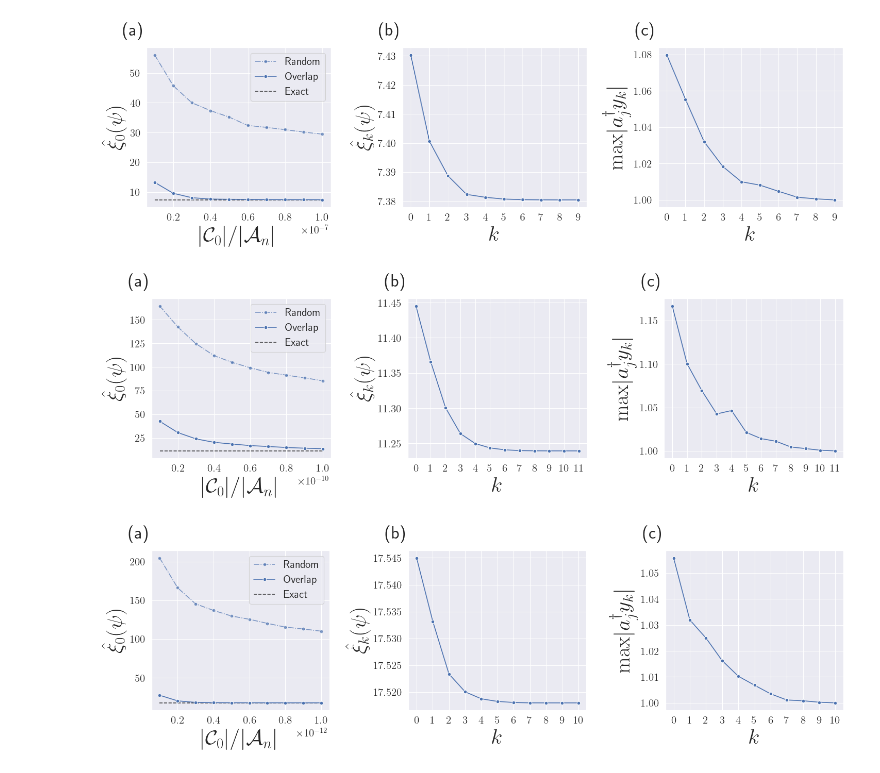
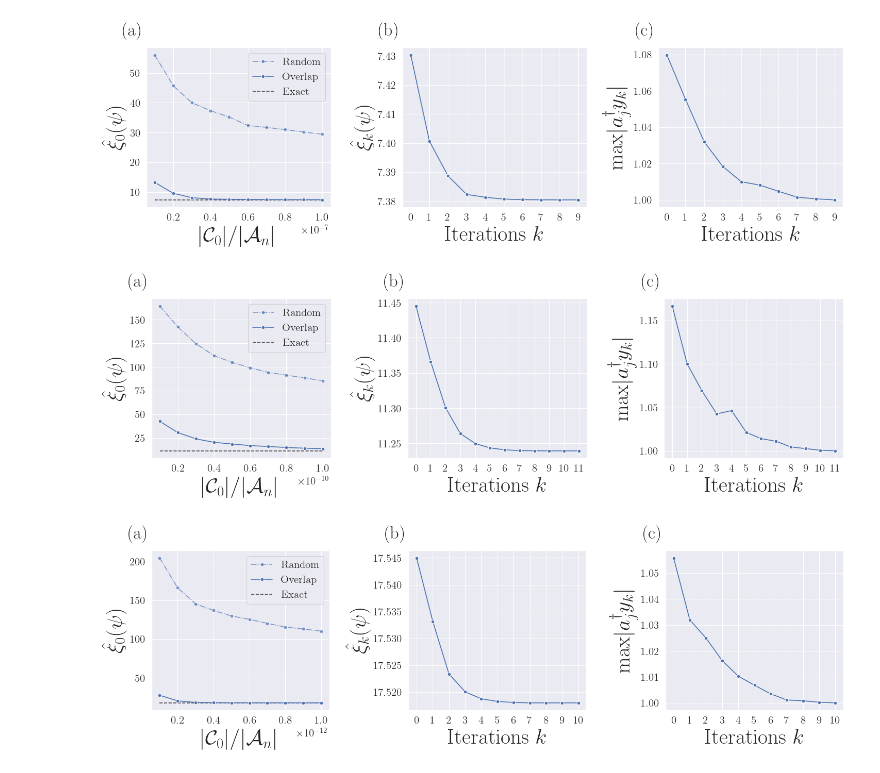
Before and after one commit to quantum-programming/stabilizer_extent, a Jupyter notebook: notebooks/make_fig.ipynb, the cells around one changed output. Cells and saved outputs as stored; diff of their text form; code cells hidden in the pictures.

Commit message:
update figures

```diff
--- a/notebooks/make_fig.ipynb
+++ b/notebooks/make_fig.ipynb
@@ -9,6 +9,7 @@ color_table = plt.rcParams["axes.prop_cycle"].by_key()["color"]
 rc = {
     "mathtext.fontset": "stix",
     "font.size": 20,
+    "font.family": "Times New Roman",
     "xtick.labelsize": 15,
     "ytick.labelsize": 15,
     "legend.fontsize": 15,
@@ -68,35 +69,35 @@ def visualize_CG(n, kind, ax1, ax2):
             extend, max_value = map(float, line.split())
             extends.append(extend)
             max_values.append(max_value)
 
     sns.lineplot(x=list(range(len(extends))), y=extends, ax=ax1, marker="o")
-    ax1.set_xlabel("$k$", fontsize=30)
+    ax1.set_xlabel("Iterations $k$", fontsize=30)
     ax1.set_ylabel(r"$\hat{\xi}_k(\psi)$", fontsize=30)
     ax1.set_xticks(list(range(len(extends))))
     sns.lineplot(x=list(range(len(max_values))), y=max_values, ax=ax2, marker="o")
-    ax2.set_xlabel("$k$", fontsize=30)
+    ax2.set_xlabel("Iterations $k$", fontsize=30)
     ax2.set_ylabel("$\max \\lvert a_j^\dagger y_k \\rvert$", fontsize=30)
     ax2.set_xticks(list(range(len(max_values))))
 
 
 if __name__ == "__main__":
     for n in [7, 8, 9]:
         fig = plt.figure(figsize=(15, 5))
         ax1 = plt.subplot(1, 3, 1)
         visualize_performance(n, "pure", ax1)
         ax2 = plt.subplot(1, 3, 2)
         ax3 = plt.subplot(1, 3, 3)
         visualize_CG(n, "pure", ax2, ax3)
 
         ax1.set_title("(a)", fontsize=25, x=-0.07, y=1.05)
         ax2.set_title("(b)", fontsize=25, x=-0.07, y=1.05)
         ax3.set_title("(c)", fontsize=25, x=-0.07, y=1.05)
 
         plt.tight_layout()
         plt.savefig(f"../image/CG_{n}.pdf", bbox_inches="tight", pad_inches=0.1)
         plt.show()
         plt.close()
 # %% [output]
-[figure, old version]
+[figure, new version]
-[figure, old version]
+[figure, new version]
-[figure, old version]
+[figure, new version]
```
Also changed, not shown: 5 other files.
